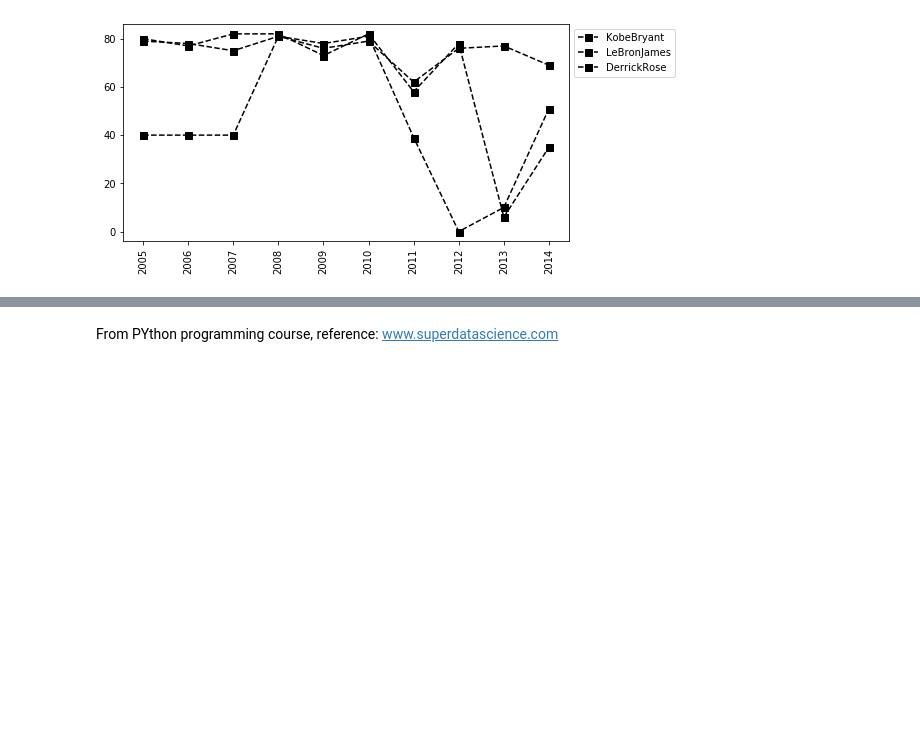
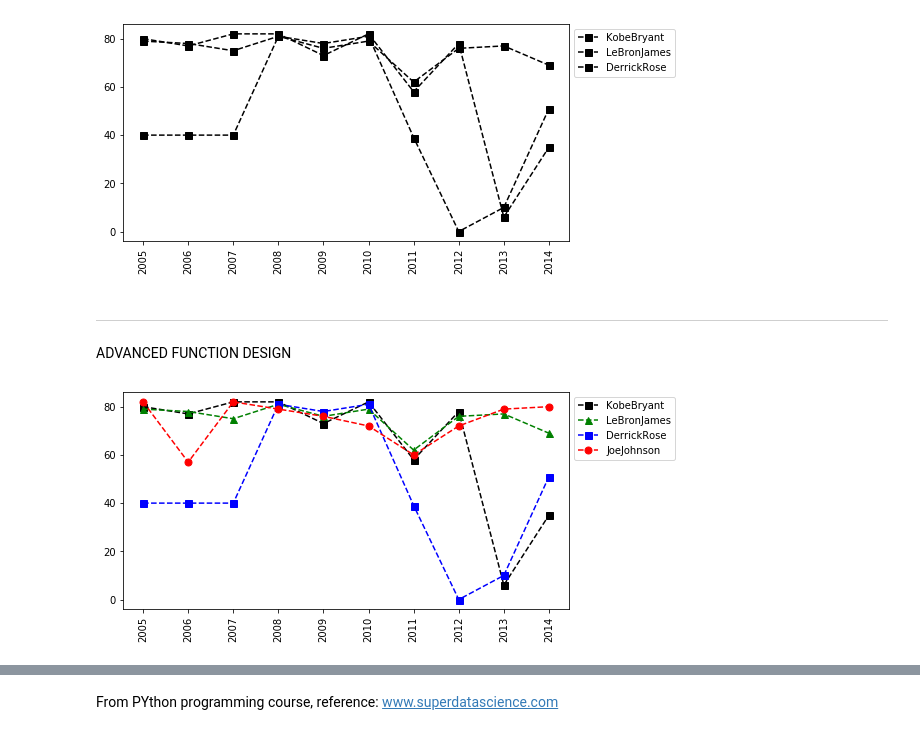
Before and after one commit to crivisan/Thesis_Prep, a Jupyter notebook: 1_Py4DS/4_1_Matrices_Basketball_exercise.ipynb, the cells around one changed output, grey strips where cells are left out. Cells and saved outputs as stored; diff of their text form; code cells hidden in the pictures; blank space fills up the shorter version.

```diff
--- a/1_Py4DS/4_1_Matrices_Basketball_exercise.ipynb
+++ b/1_Py4DS/4_1_Matrices_Basketball_exercise.ipynb
@@ -537,3 +537,20 @@ def myplot(playerlist):
 myplot(["KobeBryant", "LeBronJames", "DerrickRose"])
 # %% [output]
 [figure]
+# %% [markdown]
+---
+# %% [markdown]
+ADVANCED FUNCTION DESIGN
+# %%
+def myplot(playerlist):
+    Col = {"KobeBryant":"Black","JoeJohnson":"Red","LeBronJames":"Green","CarmeloAnthony":"Blue","DwightHoward":"Magenta","ChrisBosh":"Black","ChrisPaul":"Red","KevinDurant":"Green","DerrickRose":"Blue","DwayneWade":"Magenta"}
+    Mrk = {"KobeBryant":"s","JoeJohnson":"o","LeBronJames":"^","CarmeloAnthony":"D","DwightHoward":"s","ChrisBosh":"D","ChrisPaul":"s","KevinDurant":"D","DerrickRose":"s","DwayneWade":"D"}
+    for name in playerlist:
+        plt.plot(Games[Pdict[name]], c=Col[name], ls="--", marker=Mrk[name], ms=7, label=name)
+    plt.legend(loc="upper left", bbox_to_anchor=(1,1))
+    plt.xticks(list(range(0,10)), Seasons, rotation="vertical")
+    plt.show()
+# %%
+myplot(["KobeBryant", "LeBronJames", "DerrickRose", "JoeJohnson"])
+# %% [output]
+[figure, added]
```
Also changed, not shown: parts of 3 cells of this notebook.
